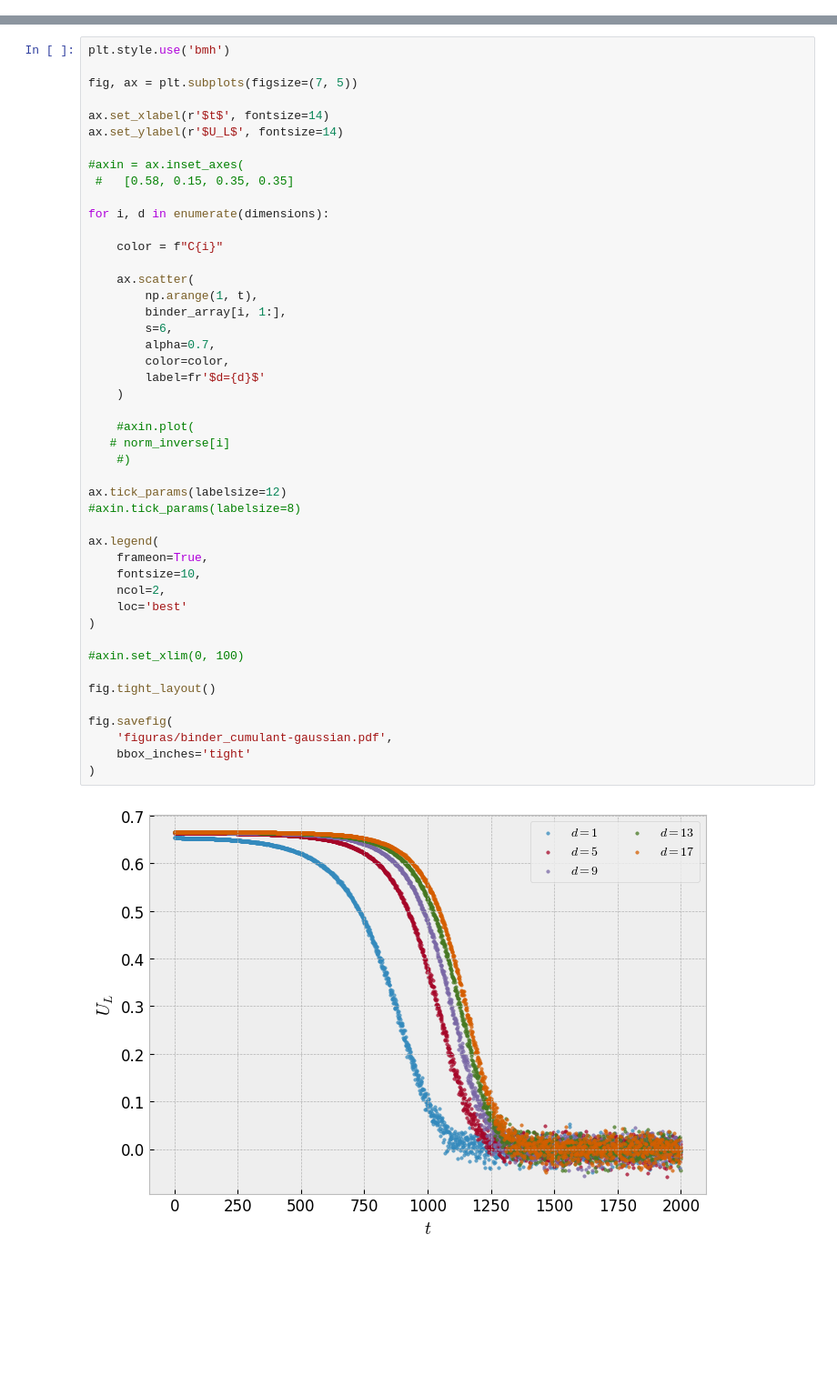
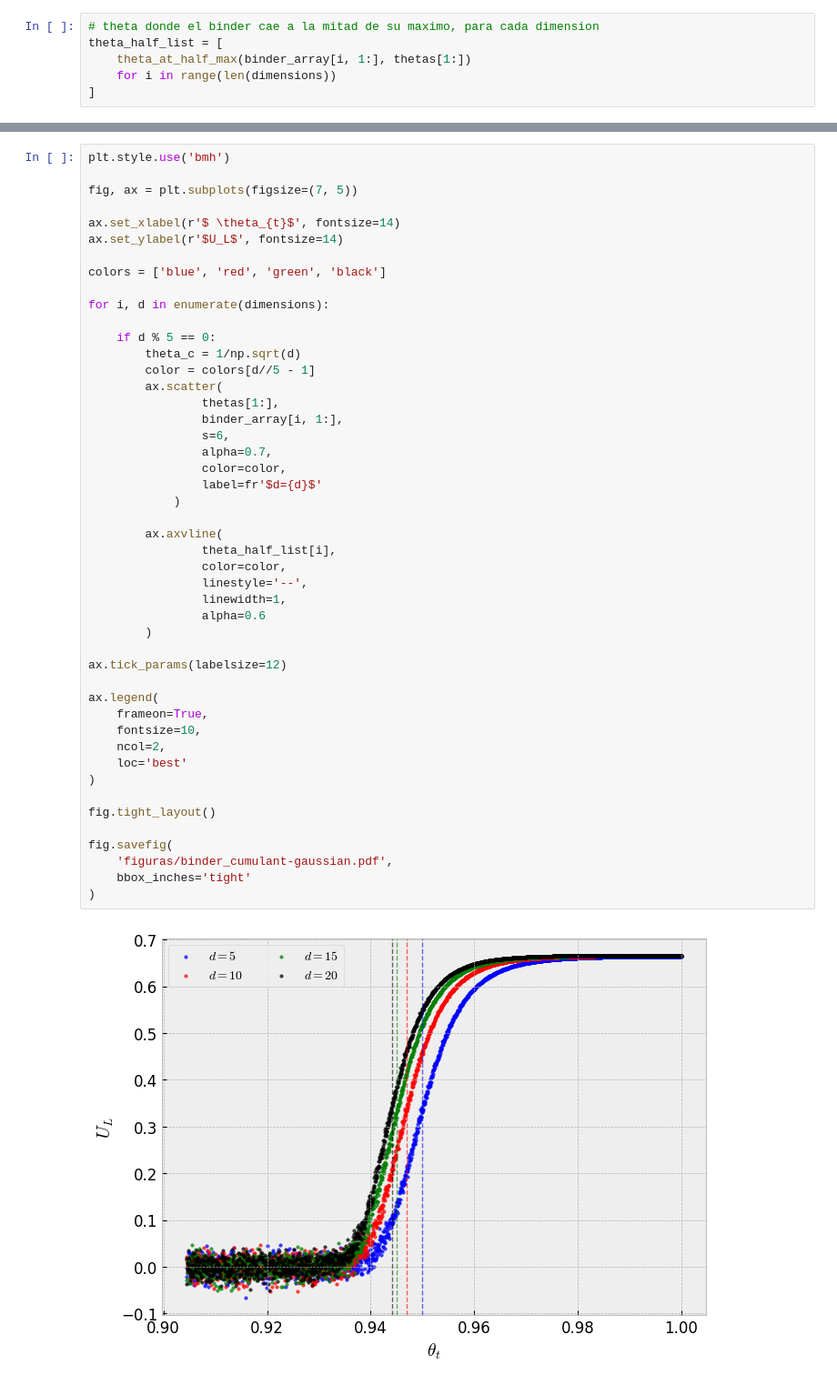
Before and after one commit to W-physics/Tesis, a Jupyter notebook: Gaussian_mixtures_analysis.ipynb, the cells around one changed output, grey strips where cells are left out. Shown at 91% size. Drawn from its saved outputs; the diff is of its cells as text; blank space fills up the shorter version.

```diff
--- a/Gaussian_mixtures_analysis.ipynb
+++ b/Gaussian_mixtures_analysis.ipynb
@@ -74,0 +91,6 @@ norm_inverse = np.real(inverse_fourier)
+# %%
+# theta donde el binder cae a la mitad de su maximo, para cada dimension
+theta_half_list = [
+    theta_at_half_max(binder_array[i, 1:], thetas[1:])
+    for i in range(len(dimensions))
+]
@@ -75,48 +99,49 @@ norm_inverse = np.real(inverse_fourier)
 # %%
 plt.style.use('bmh')
 
 fig, ax = plt.subplots(figsize=(7, 5))
 
-ax.set_xlabel(r'$t$', fontsize=14)
+ax.set_xlabel(r'$ \theta_{t}$', fontsize=14)
 ax.set_ylabel(r'$U_L$', fontsize=14)
 
-#axin = ax.inset_axes(
- #   [0.58, 0.15, 0.35, 0.35]
+colors = ['blue', 'red', 'green', 'black']
 
 for i, d in enumerate(dimensions):
 
-    color = f"C{i}"
+    if d % 5 == 0:
+        theta_c = 1/np.sqrt(d)
+        color = colors[d//5 - 1]
+        ax.scatter(
+                thetas[1:],
+                binder_array[i, 1:],
+                s=6,
+                alpha=0.7,
+                color=color,
+                label=fr'$d={d}$'
+            )
 
-    ax.scatter(
-        np.arange(1, t),
-        binder_array[i, 1:],
-        s=6,
-        alpha=0.7,
-        color=color,
-        label=fr'$d={d}$'
-    )
-
-    #axin.plot(
-   # norm_inverse[i]
-    #)
+        ax.axvline(
+                theta_half_list[i],
+                color=color,
+                linestyle='--',
+                linewidth=1,
+                alpha=0.6
+        )
 
 ax.tick_params(labelsize=12)
-#axin.tick_params(labelsize=8)
 
 ax.legend(
     frameon=True,
     fontsize=10,
     ncol=2,
     loc='best'
 )
 
-#axin.set_xlim(0, 100)
-
 fig.tight_layout()
 
 fig.savefig(
     'figuras/binder_cumulant-gaussian.pdf',
     bbox_inches='tight'
 )
 # %% [output]
-[figure, old version]
+[figure, new version]
```
Also changed, not shown: parts of 8 cells of this notebook, 5 other files.
